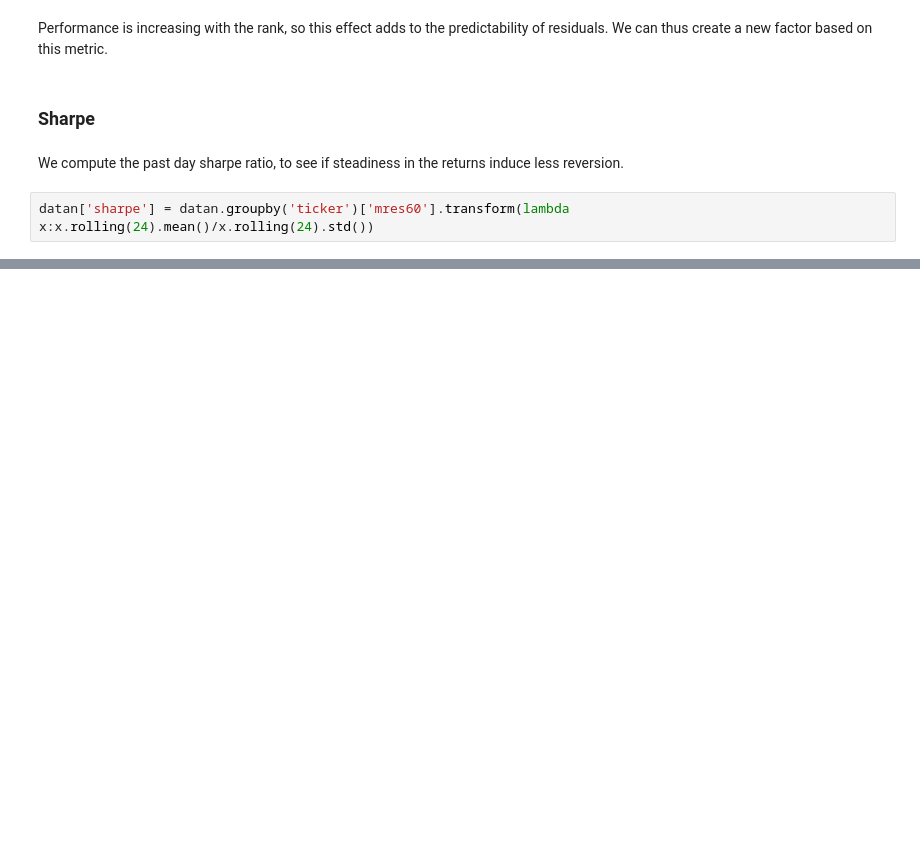
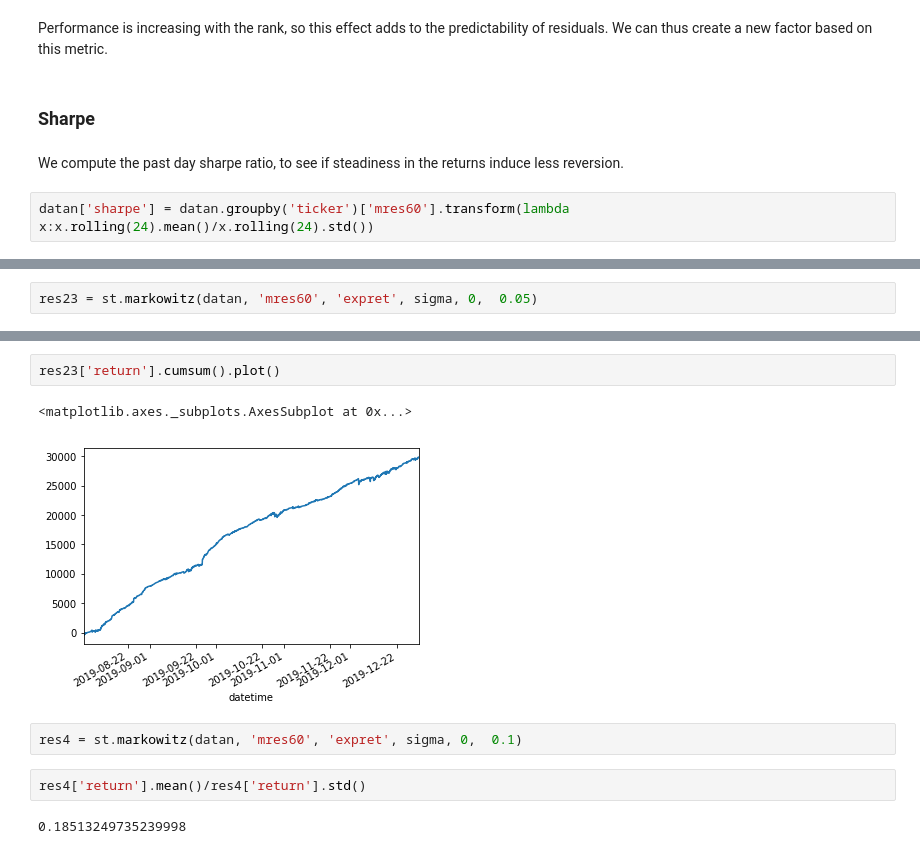
Before and after one commit to chsd001/CME291, a Jupyter notebook: research.ipynb, the cells around one changed output, grey strips where cells are left out. Cells and saved outputs as stored; diff of their text form; blank space fills up the shorter version.

```diff
--- a/research.ipynb
+++ b/research.ipynb
@@ -520,0 +853,2 @@ plt.plot_df(
+# %%
+res23 = st.markowitz(datan, 'mres60', 'expret', sigma, 0,  0.05)
@@ -520,0 +863,11 @@ plt.plot_df(
+# %%
+res23['return'].cumsum().plot()
+# %% [output]
+<matplotlib.axes._subplots.AxesSubplot at 0x...>
+[figure, added]
+# %%
+res4 = st.markowitz(datan, 'mres60', 'expret', sigma, 0,  0.1)
+# %%
+res4['return'].mean()/res4['return'].std()
+# %% [output]
+0.18513249735239998
```
Also changed, not shown: parts of 98 cells of this notebook, 1 other file.
